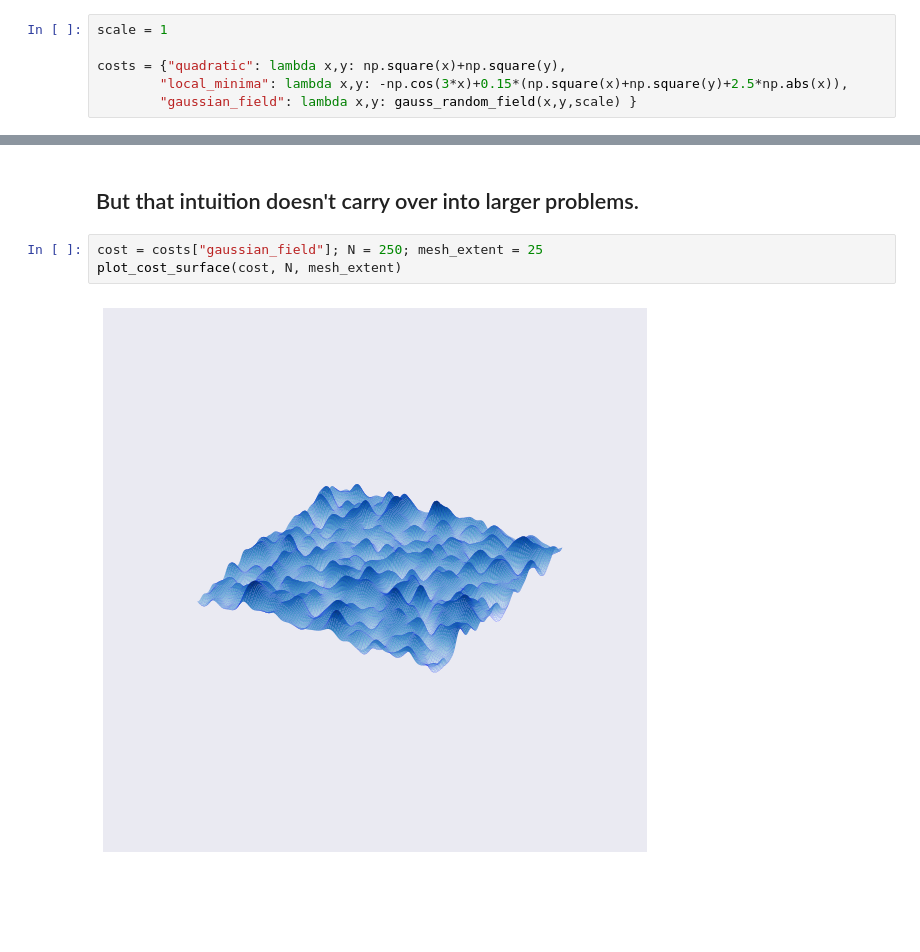
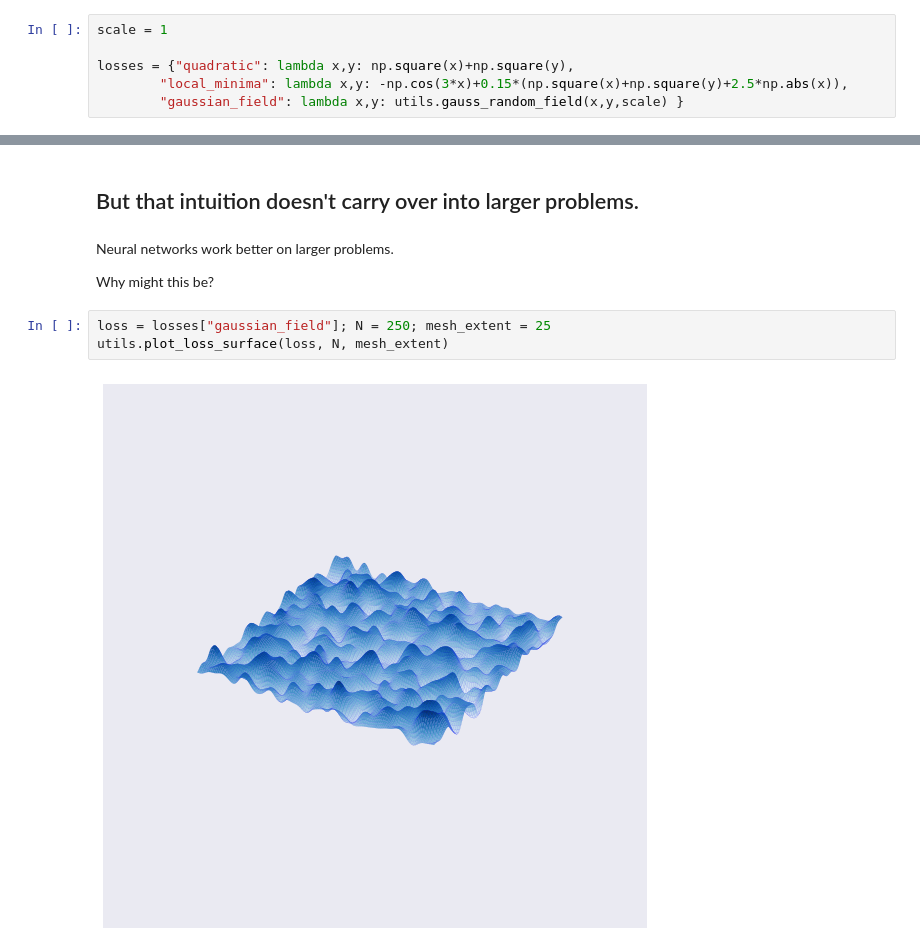
Before and after one commit to charlesfrye/neurotroph_presentation_20180423, a Jupyter notebook: Understanding Neural Network Optimization.ipynb, the cells around one changed output, grey strips where cells are left out. Saved outputs shown, nothing was run; the diff lists cells and outputs as text; blank space fills up the shorter version.

```diff
--- a/Understanding Neural Network Optimization.ipynb
+++ b/Understanding Neural Network Optimization.ipynb
@@ -99,9 +47,9 @@ def axis_equal_3d(ax,center=0):
 # %%
 scale = 1
 
-costs = {"quadratic": lambda x,y: np.square(x)+np.square(y),
+losses = {"quadratic": lambda x,y: np.square(x)+np.square(y),
         "local_minima": lambda x,y: -np.cos(3*x)+0.15*(np.square(x)+np.square(y)+2.5*np.abs(x)),
-        "gaussian_field": lambda x,y: gauss_random_field(x,y,scale) }
+        "gaussian_field": lambda x,y: utils.gauss_random_field(x,y,scale) }
 # %% [markdown]
 # Understanding Neural Network Optimization
 
@@ -244,8 +213,12 @@ plot_cost_surface(cost, N, mesh_extent)
 [figure]
 # %% [markdown]
 ## But that intuition doesn't carry over into larger problems.
+# %% [markdown]
+Neural networks work better on larger problems.
+
+Why might this be?
 # %%
-cost = costs["gaussian_field"]; N = 250; mesh_extent = 25
-plot_cost_surface(cost, N, mesh_extent)
+loss = losses["gaussian_field"]; N = 250; mesh_extent = 25
+utils.plot_loss_surface(loss, N, mesh_extent)
 # %% [output]
-[figure, old version]
+[figure, new version]
```
Also changed, not shown: parts of 54 cells of this notebook, 8 other files.
